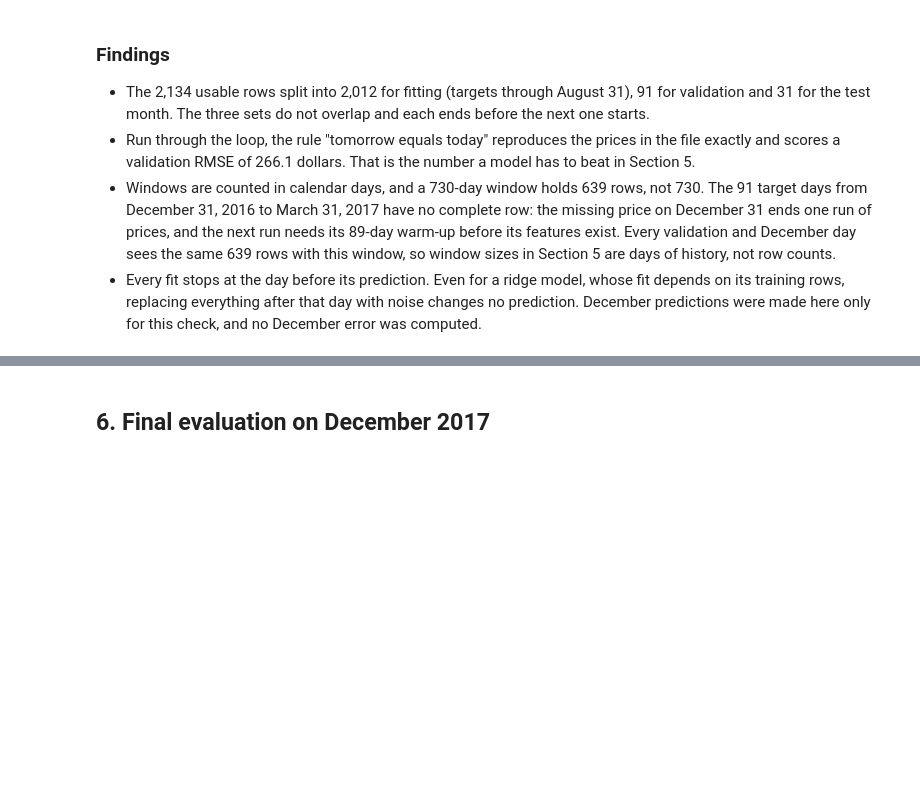
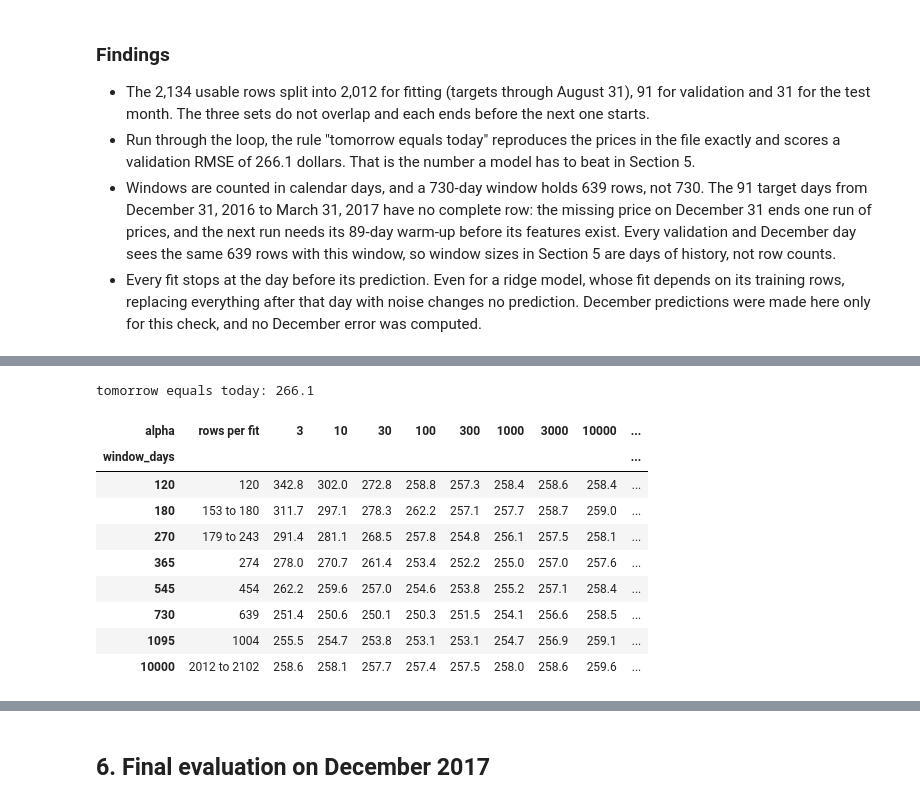
Before and after one commit to alexhubenthal/alexhubenthal-btc-chainlet-hw2, a Jupyter notebook: btc_chainlet_xai.ipynb, the cells around one changed output, grey strips where cells are left out. Drawn from its saved outputs; the diff is of its cells as text; code cells hidden in the pictures; blank space fills up the shorter version.

Commit message:
Step 6: choose the window and ridge penalty on validation, against two baselines

```diff
--- a/btc_chainlet_xai.ipynb
+++ b/btc_chainlet_xai.ipynb
@@ -919,0 +933,63 @@ assert_no_leak(table, scenarios, make_ridge, CHECK_WINDOW_DAYS)
+# %%
+from functools import partial
+
+ALL_HISTORY = 10_000  # days, longer than the data
+WINDOWS = [120, 180, 270, 365, 545, 730, 1095, ALL_HISTORY]
+ALPHAS = [3, 10, 30, 100, 300, 1000, 3000, 10_000]
+
+
+def validation_run(make_model, window_days, features=FEATURES):
+    """One walk-forward pass over the validation months, with the December lock on."""
+    run = walk_forward(table, features, make_model, window_days, VAL_START, VAL_END)
+    assert run.index.equals(pd.date_range(VAL_START, VAL_END, freq="D"))
+    return run
+
+
+def score(run):
+    return rmse(run["actual"], run["predicted"])
+
+
+def make_drift():
+    """The average daily return of the window, whatever the features say."""
+    return DummyRegressor(strategy="mean")
+
+
+records = []
+for window_days in WINDOWS:
+    for alpha in ALPHAS:
+        run = validation_run(partial(Ridge, alpha=alpha), window_days)
+        records.append(
+            {
+                "window_days": window_days,
+                "alpha": alpha,
+                "rmse": score(run),
+                "rows_fewest": run["train_rows"].min(),
+                "rows_most": run["train_rows"].max(),
+            }
+        )
+grid = pd.DataFrame(records)
+drift = pd.Series({window_days: score(validation_run(make_drift, window_days)) for window_days in WINDOWS})
+
+# Validation RMSE in dollars. Rows are windows, columns are penalties.
+rows_per_fit = grid.groupby("window_days").agg(low=("rows_fewest", "min"), high=("rows_most", "max"))
+surface = grid.pivot(index="window_days", columns="alpha", values="rmse").round(1)
+fit_sizes = [
+    "%d" % low if low == high else "%d to %d" % (low, high)
+    for low, high in zip(rows_per_fit["low"], rows_per_fit["high"])
+]
+surface.insert(0, "rows per fit", fit_sizes)
+surface["drift baseline"] = drift.round(1)
+print("tomorrow equals today: %.1f" % NAIVE_VALIDATION_RMSE)
+surface
+# %% [output]
+tomorrow equals today: 266.1
+| alpha | rows per fit | 3 | 10 | 30 | 100 | 300 | 1000 | 3000 | 10000 | ... |
+| window_days |  |  |  |  |  |  |  |  |  | ... |
+| 120 | 120 | 342.8 | 302.0 | 272.8 | 258.8 | 257.3 | 258.4 | 258.6 | 258.4 | ... |
+| 180 | 153 to 180 | 311.7 | 297.1 | 278.3 | 262.2 | 257.1 | 257.7 | 258.7 | 259.0 | ... |
+| 270 | 179 to 243 | 291.4 | 281.1 | 268.5 | 257.8 | 254.8 | 256.1 | 257.5 | 258.1 | ... |
+| 365 | 274 | 278.0 | 270.7 | 261.4 | 253.4 | 252.2 | 255.0 | 257.0 | 257.6 | ... |
+| 545 | 454 | 262.2 | 259.6 | 257.0 | 254.6 | 253.8 | 255.2 | 257.1 | 258.4 | ... |
+| 730 | 639 | 251.4 | 250.6 | 250.1 | 250.3 | 251.5 | 254.1 | 256.6 | 258.5 | ... |
+| 1095 | 1004 | 255.5 | 254.7 | 253.8 | 253.1 | 253.1 | 254.7 | 256.9 | 259.1 | ... |
+| 10000 | 2012 to 2102 | 258.6 | 258.1 | 257.7 | 257.4 | 257.5 | 258.0 | 258.6 | 259.6 | ... |
```
Also changed, not shown: parts of 10 cells of this notebook.
